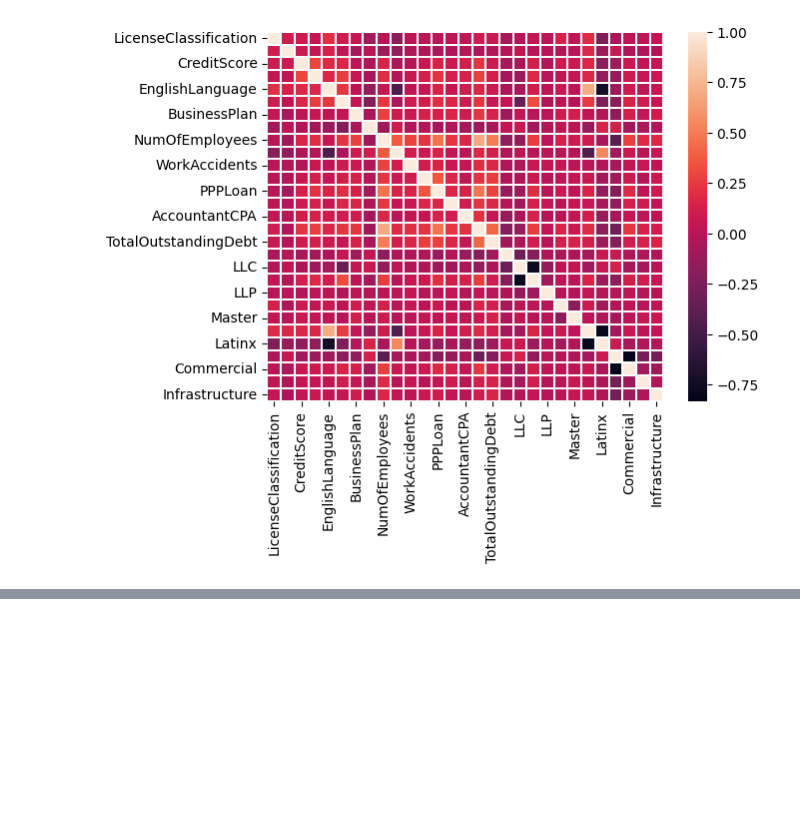
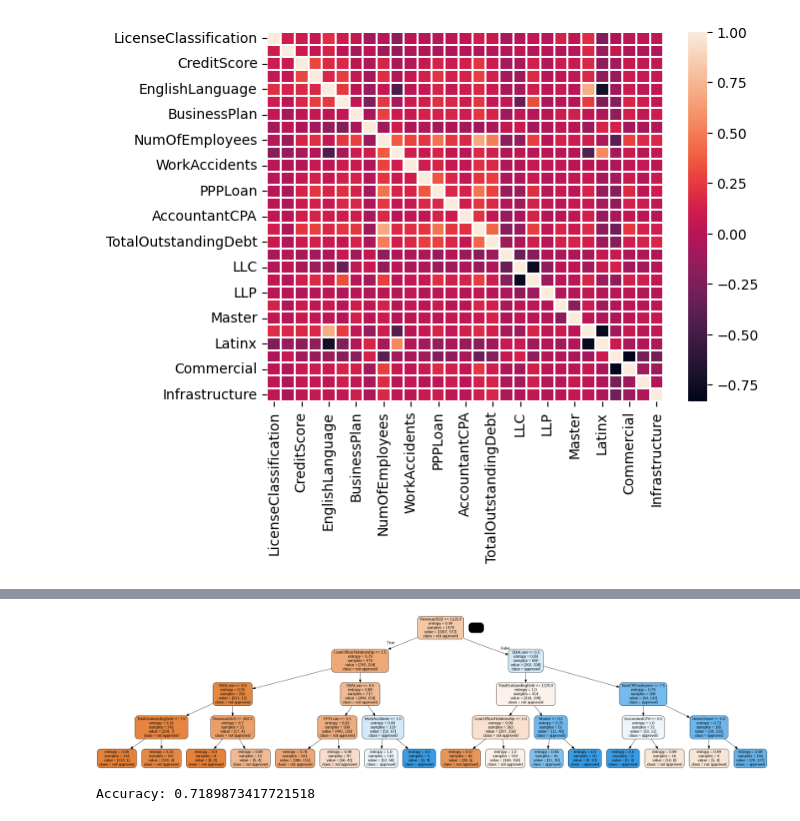
Before and after one commit to ramirezzzluisss/pythonprojects, a Jupyter notebook: HonorsThesis.ipynb, the cells around one changed output, grey strips where cells are left out. Drawn from its saved outputs; the diff is of its cells as text; code cells hidden in the pictures; blank space fills up the shorter version.

```diff
--- a/HonorsThesis.ipynb
+++ b/HonorsThesis.ipynb
@@ -1168,0 +1188,19 @@ strong multicollinearity or other numerical problems.
+# %%
+# split the datafram into independent (x) and dependent (predicted) attributes (y)
+x = df_reg[['LicenseClassification', 'Gender', 'CreditScore', 'HomeOwner', 'EnglishLanguage',
+       'YearsofExperience', 'BusinessPlan', 'EINApplication', 'NumOfEmployees',
+       'WorkAccidents', 'SBALoan', 'PPPLoan', 'LoanOfficerRelationship', 'AccountantCPA',
+       'Revenue2022', 'TotalOutstandingDebt', 'SoleP', 'Corp', 'LLP',
+       'Bachelor', 'Master', 'Latinx', 'Commercial', 'Industrial', 'Infrastructure']]
+
+y = df_reg['BankCreditUnionLoan']
+
+x_train, x_test, y_train, y_test = train_test_split(x, y, test_size=0.2)
+# %%
+full_tree = DecisionTreeClassifier(criterion="entropy", max_depth=4)
+
+# Create Decision Tree Classifer
+full_tree = full_tree.fit(x_train,y_train)
+
+# Use the tree to predict "leave"
+y_predict = full_tree.predict(x_test)
@@ -1168,0 +1228,17 @@ strong multicollinearity or other numerical problems.
+# %%
+# display model
+
+dot_data = StringIO()
+export_graphviz(full_tree, out_file=dot_data,
+                   feature_names=x.columns,class_names=['not approved','approved'],
+                   filled=True,rounded=True, precision =2)
+
+graph=pydotplus.graph_from_dot_data(dot_data.getvalue())
+Image(graph.create_png())
+# %% [output]
+[figure, added]
+# %%
+#check accuracy
+print("Accuracy:",metrics.accuracy_score(y_test, y_predict))
+# %% [output]
+Accuracy: 0.7189873417721518
```
Also changed, not shown: parts of 15 cells of this notebook.
